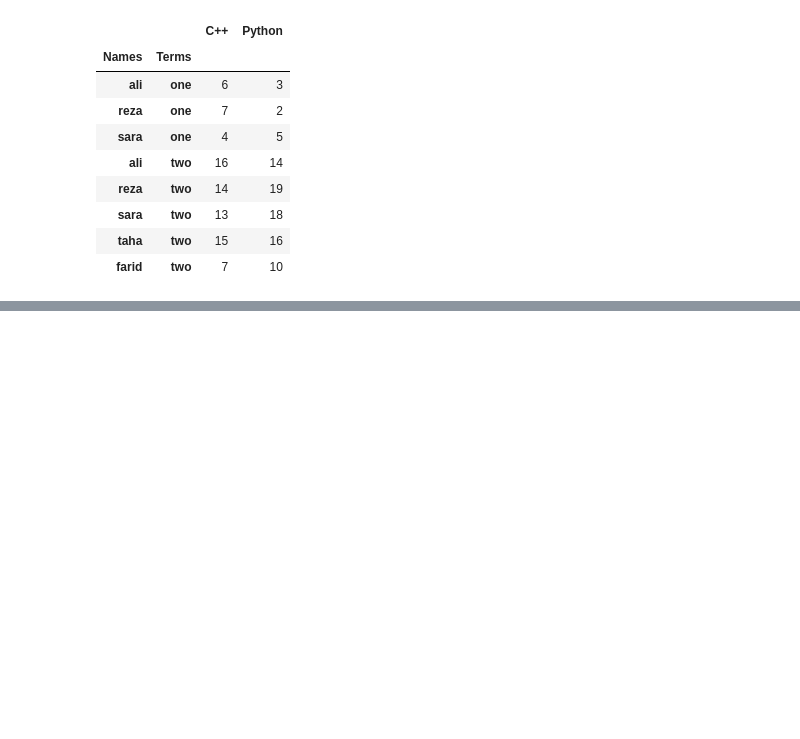
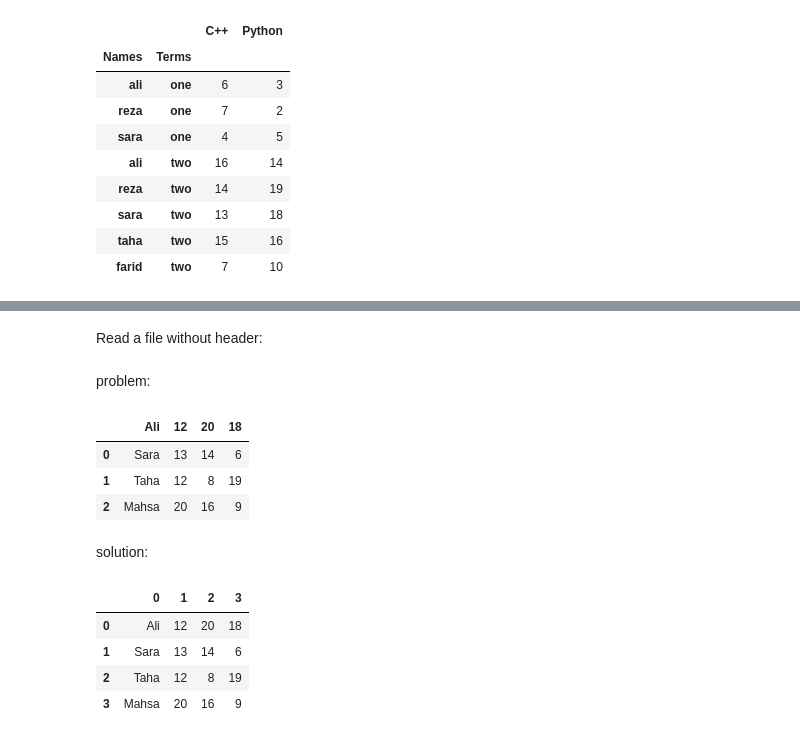
Before and after one commit to AliShariatian/Analyze-and-Prepare-data-using-Python, a Jupyter notebook: main.ipynb, the cells around one changed output, grey strips where cells are left out. Cells and saved outputs as stored; diff of their text form; code cells hidden in the pictures; blank space fills up the shorter version.

```diff
--- a/main.ipynb
+++ b/main.ipynb
@@ -2080,0 +2113,21 @@ df.swaplevel('Terms', 'Names')
+# %% [markdown]
+Read a file without header:
+# %% [markdown]
+problem:
+# %%
+pd.read_csv('files/Course files and codes/S04/Files/student.csv')
+# %% [output]
+|  | Ali | 12 | 20 | 18 |
+| 0 | Sara | 13 | 14 | 6 |
+| 1 | Taha | 12 | 8 | 19 |
+| 2 | Mahsa | 20 | 16 | 9 |
+# %% [markdown]
+solution:
+# %%
+pd.read_csv('files/Course files and codes/S04/Files/student.csv', header=None)
+# %% [output]
+|  | 0 | 1 | 2 | 3 |
+| 0 | Ali | 12 | 20 | 18 |
+| 1 | Sara | 13 | 14 | 6 |
+| 2 | Taha | 12 | 8 | 19 |
+| 3 | Mahsa | 20 | 16 | 9 |
```
Also changed, not shown: parts of 66 cells of this notebook.
